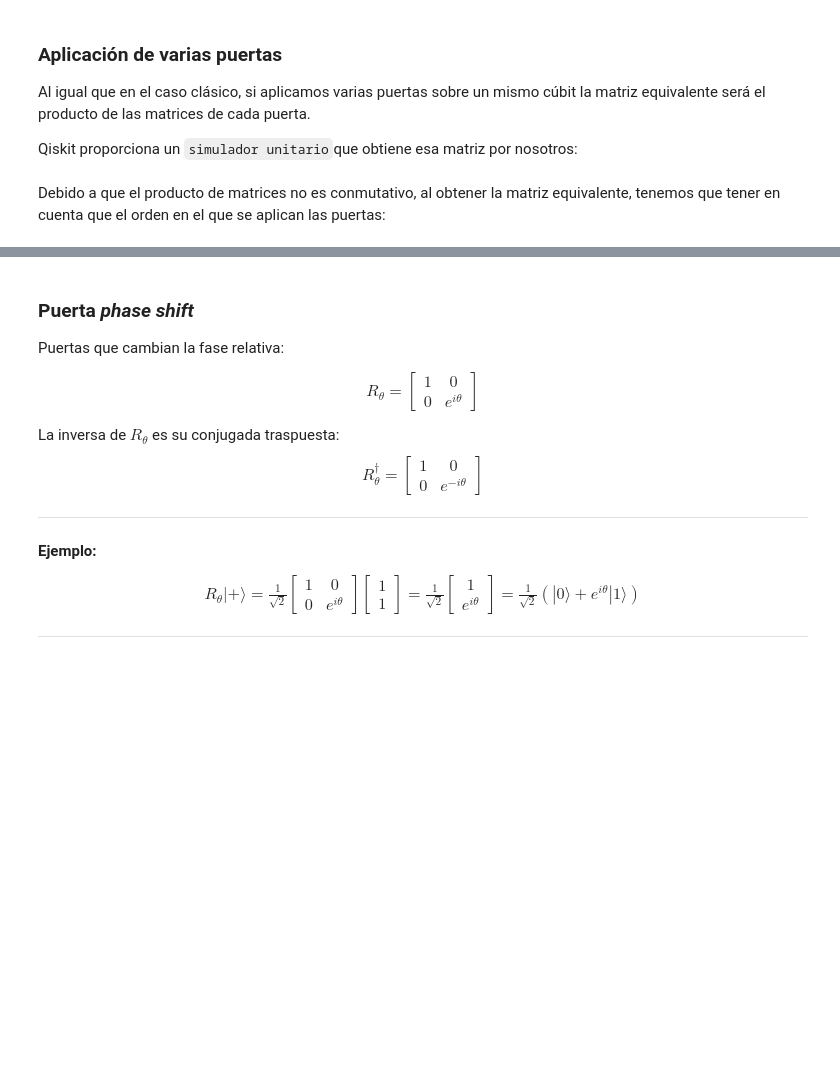
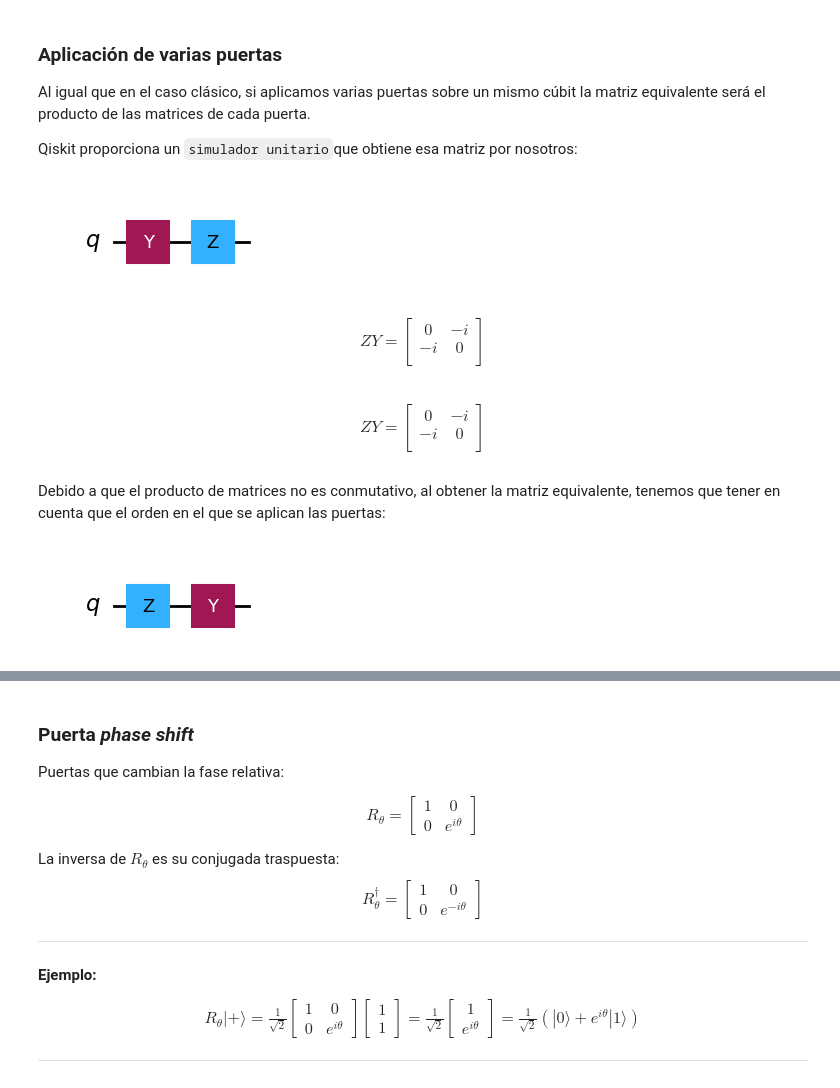
Before and after one commit to tarabelo/2024-VIU-Quantum, a Jupyter notebook: Puertas cuánticas.ipynb, the cells around one changed output, grey strips where cells are left out. Drawn from its saved outputs; the diff is of its cells as text; code cells hidden in the pictures; blank space fills up the shorter version.

```diff
--- a/Puertas cuánticas.ipynb
+++ b/Puertas cuánticas.ipynb
@@ -302,20 +315,56 @@ Qiskit proporciona un `simulador unitario`que obtiene esa matriz por nosotros:
 # %%
 # Circuito con varias puertas simples y obtenemos la matriz unitaria equivalente
 qc = QuantumCircuit(1)
 qc.y(0)
 qc.z(0)
 #Necesito indicar que se salve la matriz unitaria
-qc.save_unitary()
+#qc.save_unitary()
 
-qc.draw('mpl', style="iqp")
+qc.draw('mpl')
+# %% [output]
+[figure, added]
 # %%
 # Simula y obtén la matriz unitaria equivalente
-# Usamos Aer con el modo Unitary
-sim_u = AerSimulator(method='unitary')
+from qiskit_aer import UnitarySimulator
 
-result = execute(transpile(qc, sim_u), sim_u).result()
+sim_u = UnitarySimulator()
+
+result = sim_u.run(qc).result()
 unitary = result.get_unitary(qc)
 unitary.draw('latex', prefix="ZY = ")
+# %% [output]
+$$
+ZY =
+\begin{bmatrix}
+0 & - i  \\
+ - i & 0  \\
+ \end{bmatrix}
+$$
+# %%
+# Otra forma de hacerlo
+# Circuito con varias puertas simples y obtenemos la matriz unitaria equivalente
+qc = QuantumCircuit(1)
+qc.y(0)
+qc.z(0)
+
+#Necesito indicar que se salve la matriz unitaria
+qc.save_unitary()
+
+from qiskit_aer import AerSimulator
+
+sim_u = AerSimulator(method='unitary')
+
+result = sim_u.run(qc).result()
+unitary = result.get_unitary(qc)
+unitary.draw('latex', prefix="ZY = ")
+# %% [output]
+$$
+ZY =
+\begin{bmatrix}
+0 & - i  \\
+ - i & 0  \\
+ \end{bmatrix}
+$$
 # %% [markdown]
 Debido a que el producto de matrices no es conmutativo, al obtener la matriz equivalente, tenemos que tener en cuenta que el orden en el que se aplican las puertas:
 # %%
@@ -323,7 +372,9 @@ Debido a que el producto de matrices no es conmutativo, al obtener la matriz equ
 qc = QuantumCircuit(1)
 qc.z(0)
 qc.y(0)
-qc.draw('mpl', style="iqp")
+qc.draw('mpl')
+# %% [output]
+[figure, added]
 # %%
 # Uso la función obten_unitaria definida antes
 obten_unitaria(qc, "YZ = ")
```
Also changed, not shown: parts of 29 cells of this notebook.
